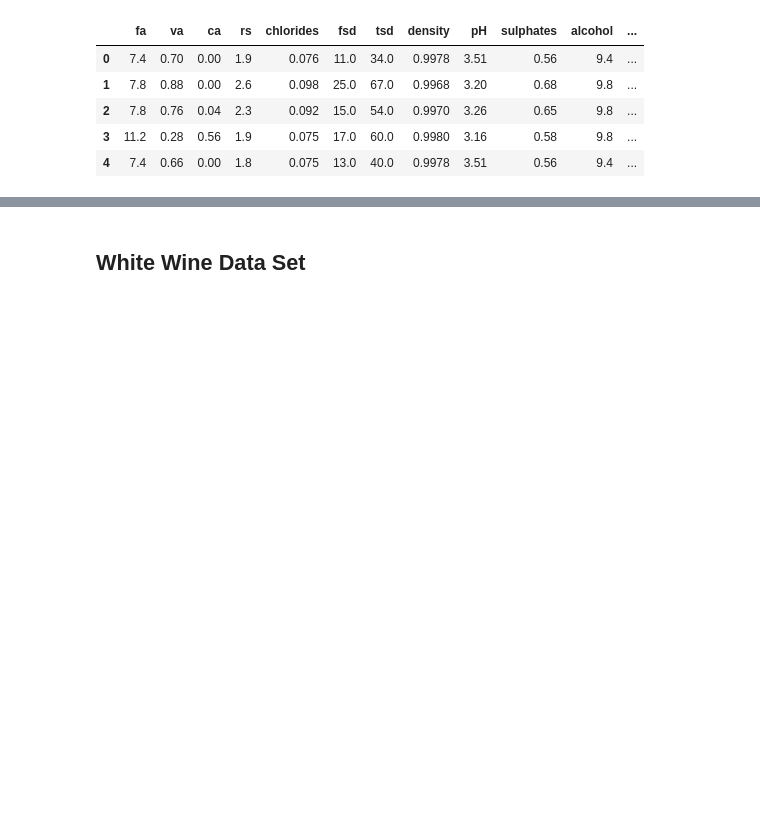
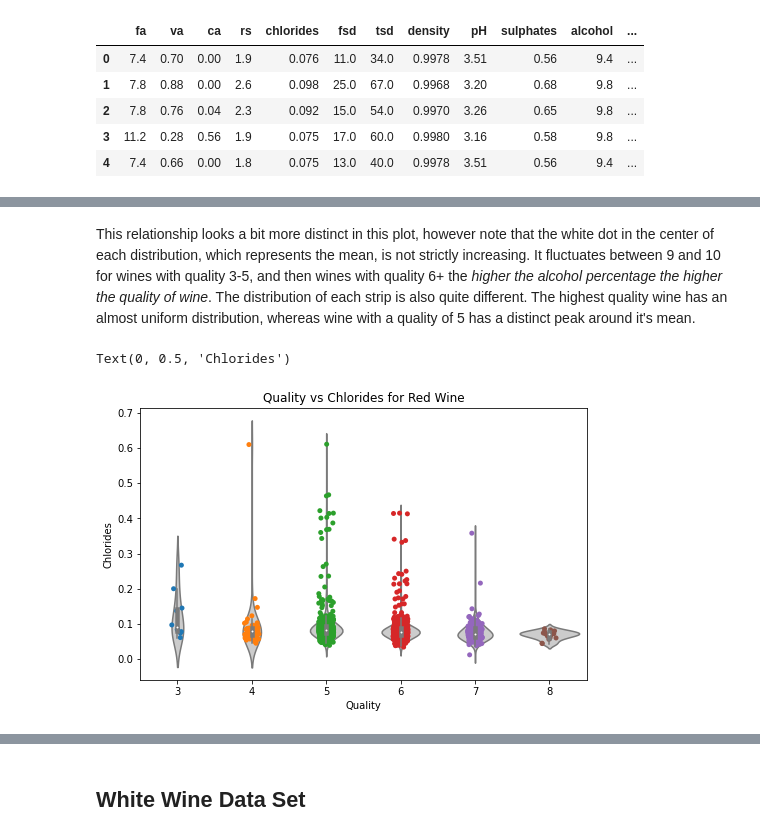
Before and after one commit to data301-2020-winter1/course-project-group_6006, a Jupyter notebook: analysis/submitted/milestone2_analysis.ipynb, the cells around one changed output, grey strips where cells are left out. Cells and saved outputs as stored; diff of their text form; code cells hidden in the pictures; blank space fills up the shorter version.

```diff
--- a/analysis/submitted/milestone2_analysis.ipynb
+++ b/analysis/submitted/milestone2_analysis.ipynb
@@ -36,0 +76,14 @@ Add plots that look at quality versus other attributes using the violin/strip pl
+# %% [markdown]
+This relationship looks a bit more distinct in this plot, however note that the white dot in the center of each distribution, which represents the mean, is not strictly increasing. It fluctuates between 9 and 10 for wines with quality 3-5, and then wines with quality 6+ the *higher the alcohol percentage the higher the quality of wine*. The distribution of each strip is also quite different. The highest quality wine has an almost uniform distribution, whereas wine with a quality of 5 has a distinct peak around it's mean.
+# %%
+plt.figure(figsize=(8,5))
+
+sns.violinplot(x="quality", y="chlorides", data=red_wine_df, color="0.8")
+sns.stripplot(x='quality', y='chlorides', data=red_wine_df, jitter=True, zorder=1)
+
+plt.title("Quality vs Chlorides for Red Wine")
+plt.xlabel("Quality")
+plt.ylabel("Chlorides")
+# %% [output]
+Text(0, 0.5, 'Chlorides')
+[figure, added]
```
Also changed, not shown: parts of 25 cells of this notebook, 1 other file.
